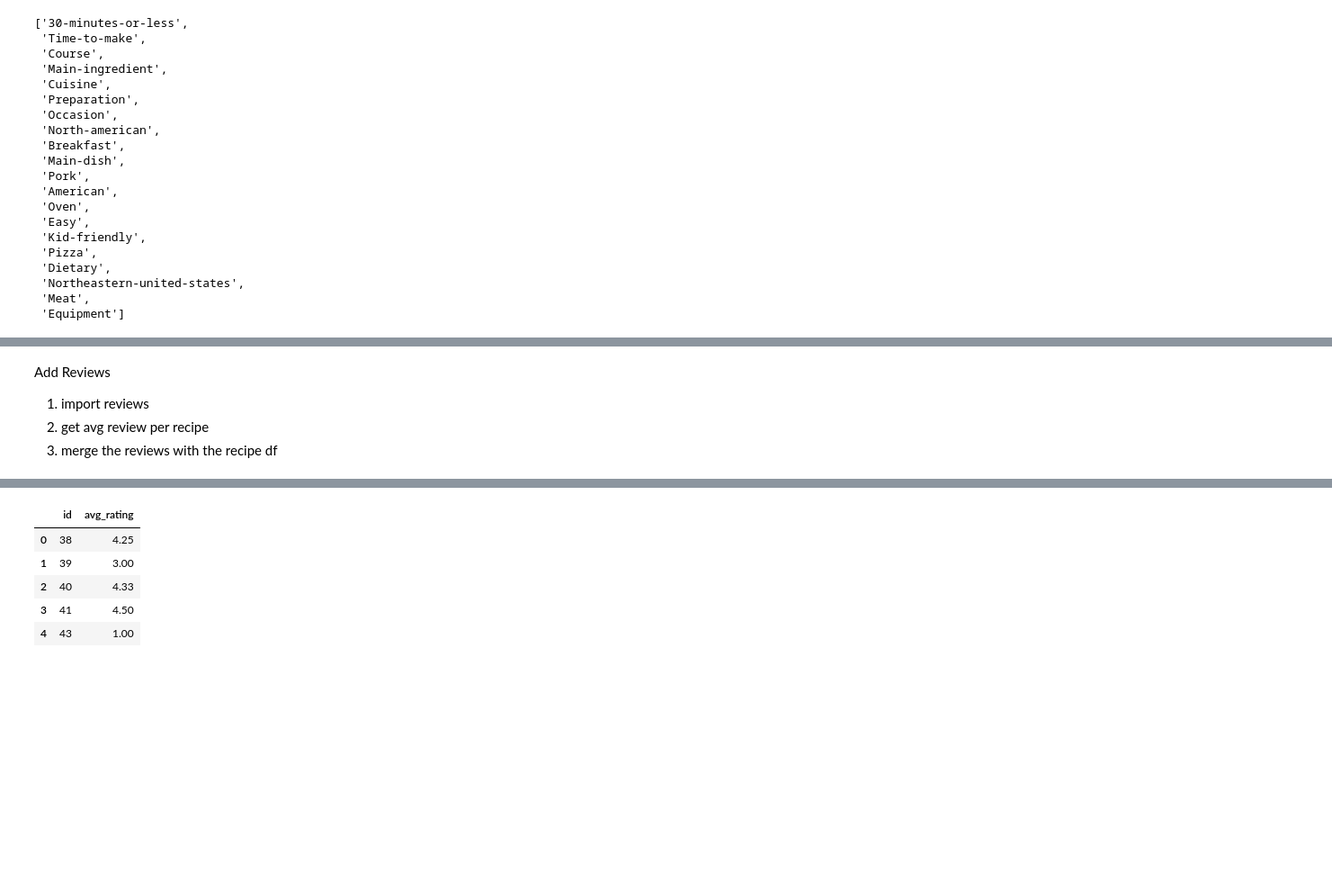
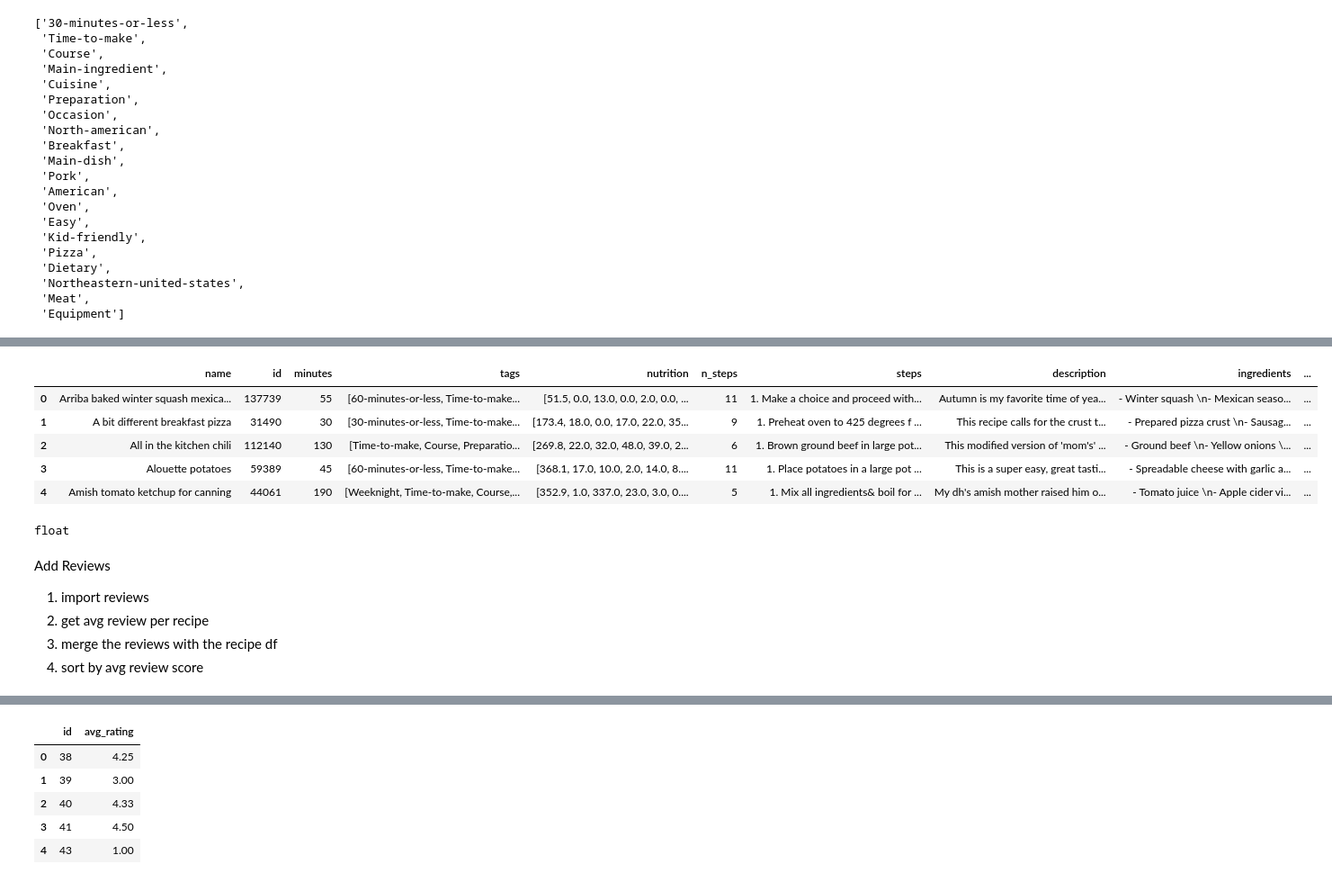
Before and after one commit to TimB808/potluck_project, a Jupyter notebook: jupyter_notebooks/Archive/extended_preproc_and_model.ipynb, the cells around one changed output, grey strips where cells are left out. Shown: that part at 90% size. Cells and saved outputs as stored; diff of their text form; code cells hidden in the pictures; blank space fills up the shorter version.

```diff
--- a/jupyter_notebooks/Archive/extended_preproc_and_model.ipynb
+++ b/jupyter_notebooks/Archive/extended_preproc_and_model.ipynb
@@ -178,0 +336,8 @@ df.head(3)
+# %%
+def step_display(step_list):
+    result= ""
+    for element in step_list:
+        result += f'{element} \n'
+    return result
+# %%
+df['steps'] = df['steps'].apply(step_display)
@@ -179,13 +358,27 @@ df.head(3)
+# %%
+df.head(5)
+# %% [output]
+|  | name | id | minutes | tags | nutrition | n_steps | steps | description | ingredients | ... |
+| 0 | Arriba baked winter squash mexica... | 137739 | 55 | [60-minutes-or-less, Time-to-make... | [51.5, 0.0, 13.0, 0.0, 2.0, 0.0, ... | 11 | 1. Make a choice and proceed with... | Autumn is my favorite time of yea... | - Winter squash \n- Mexican seaso... | ... |
+| 1 | A bit different breakfast pizza | 31490 | 30 | [30-minutes-or-less, Time-to-make... | [173.4, 18.0, 0.0, 17.0, 22.0, 35... | 9 | 1. Preheat oven to 425 degrees f ... | This recipe calls for the crust t... | - Prepared pizza crust \n- Sausag... | ... |
+| 2 | All in the kitchen chili | 112140 | 130 | [Time-to-make, Course, Preparatio... | [269.8, 22.0, 32.0, 48.0, 39.0, 2... | 6 | 1. Brown ground beef in large pot... | This modified version of 'mom's' ... | - Ground beef \n- Yellow onions \... | ... |
+| 3 | Alouette potatoes | 59389 | 45 | [60-minutes-or-less, Time-to-make... | [368.1, 17.0, 10.0, 2.0, 14.0, 8.... | 11 | 1. Place potatoes in a large pot ... | This is a super easy, great tasti... | - Spreadable cheese with garlic a... | ... |
+| 4 | Amish tomato ketchup for canning | 44061 | 190 | [Weeknight, Time-to-make, Course,... | [352.9, 1.0, 337.0, 23.0, 3.0, 0.... | 5 | 1. Mix all ingredients& boil for ... | My dh's amish mother raised him o... | - Tomato juice \n- Apple cider vi... | ... |
 # %%
 #clean nutrition
 
 df['nutrition'] = df['nutrition'].apply(lambda x: [float(i) for i in x])
+# %%
+type(df['nutrition'][0][0])
+# %% [output]
+float
 # %% [markdown]
 Add Reviews
 
 1. import reviews
 2. get avg review per recipe
 3. merge the reviews with the recipe df
+4. sort by avg review score
 # %%
 #import reviews
 
```
Also changed, not shown: parts of 41 cells of this notebook, 4 other files.
